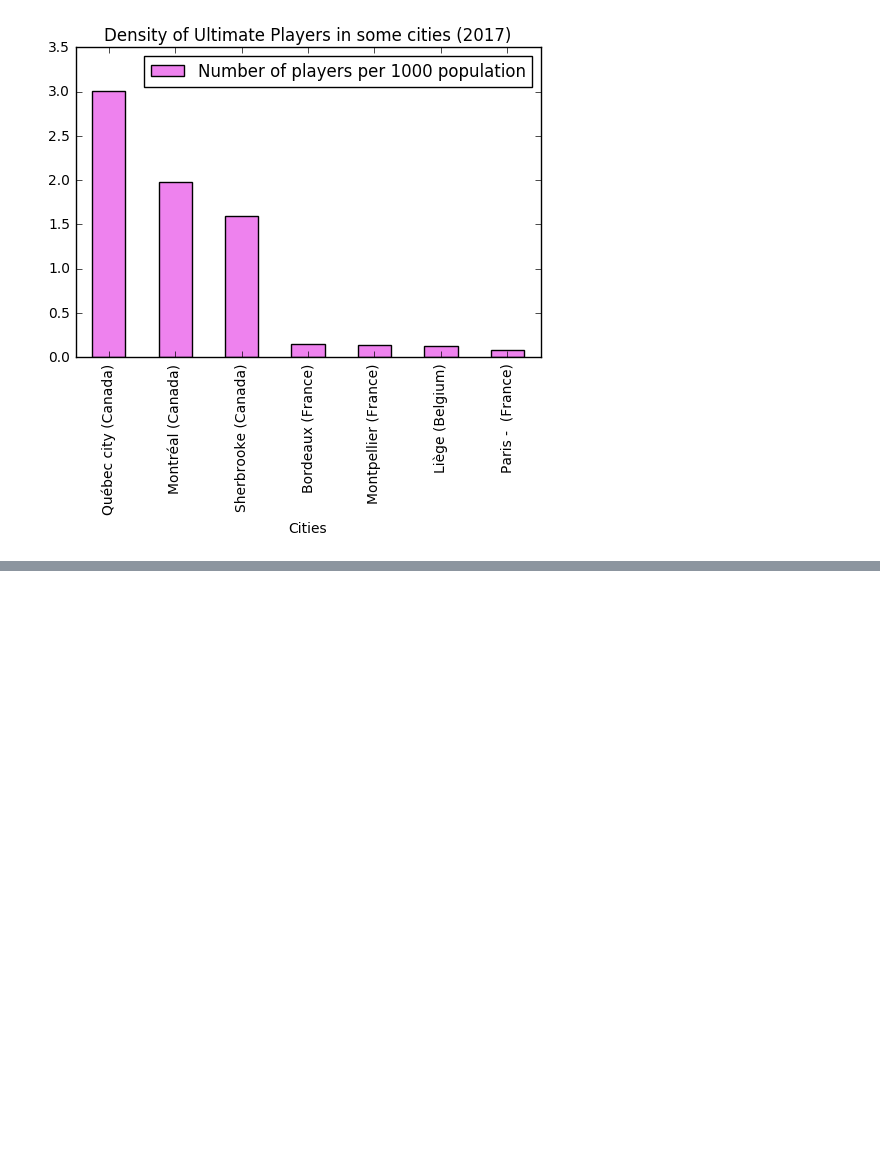
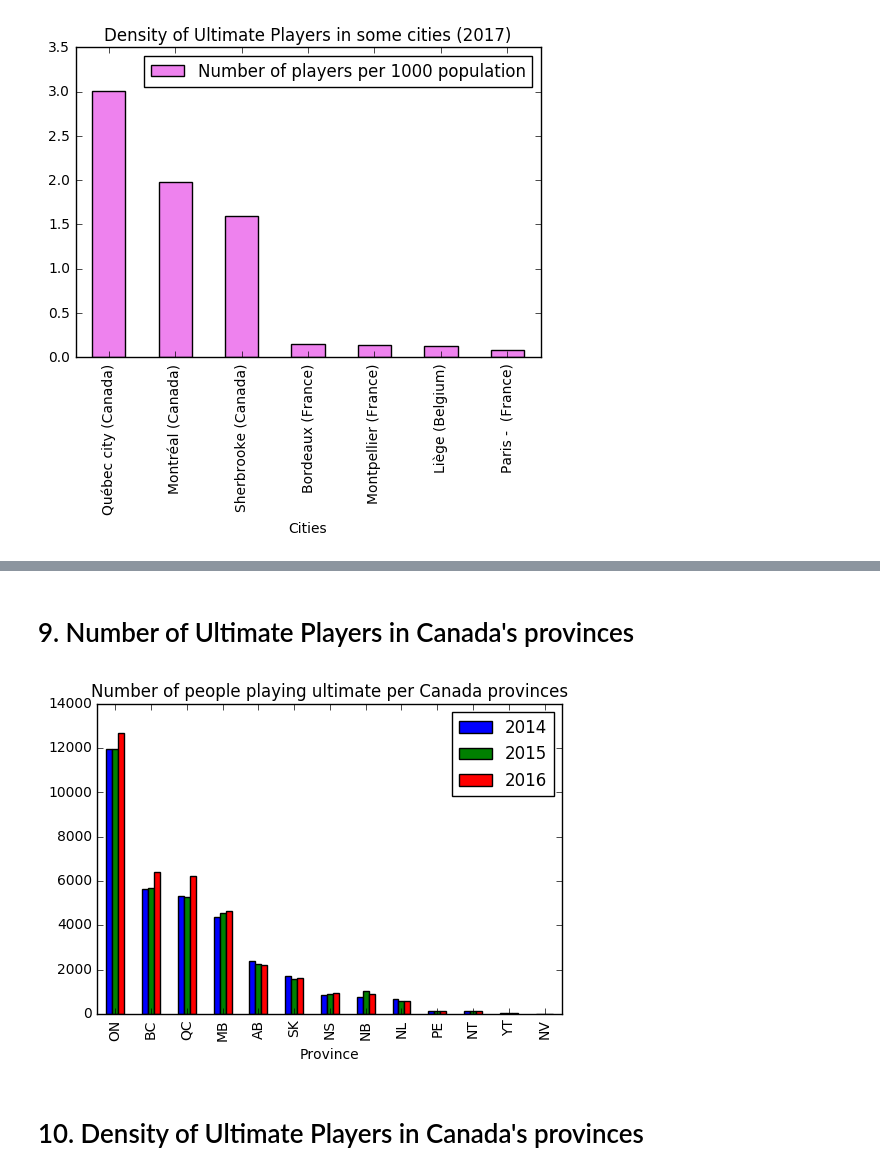
Before and after one commit to seblabbe/wfdf-player-density, a Jupyter notebook: WFDF Player Density Per Country 2014.ipynb, the cells around one changed output, grey strips where cells are left out. Drawn from its saved outputs; the diff is of its cells as text; code cells hidden in the pictures; blank space fills up the shorter version.

Commit message:
adding ultimate canada provinces computations

```diff
--- a/WFDF Player Density Per Country 2014.ipynb
+++ b/WFDF Player Density Per Country 2014.ipynb
@@ -411,0 +442,2 @@ P8.figure.savefig('images/image8_density_some_cities.svg', bbox_inches='tight')
+# %%
+ultimate_canada = pd.read_csv('data/ultimate_canada_provinces.csv')
@@ -411,0 +462,9 @@ P8.figure.savefig('images/image8_density_some_cities.svg', bbox_inches='tight')
+# %% [markdown]
+
+# 9. Number of Ultimate Players in Canada's provinces
+# %%
+df9 = ultimate_canada[ultimate_canada.Province != 'Total'].sort_values(by='2016', ascending=False)
+P9 = df9.plot.bar(x='Province',
+             title='Number of people playing ultimate per Canada provinces')
+# %% [output]
+[figure, added]
@@ -411,0 +473,2 @@ P8.figure.savefig('images/image8_density_some_cities.svg', bbox_inches='tight')
+# %% [markdown]
+# 10. Density of Ultimate Players in Canada's provinces
```
Also changed, not shown: parts of 9 cells of this notebook, 4 other files.
